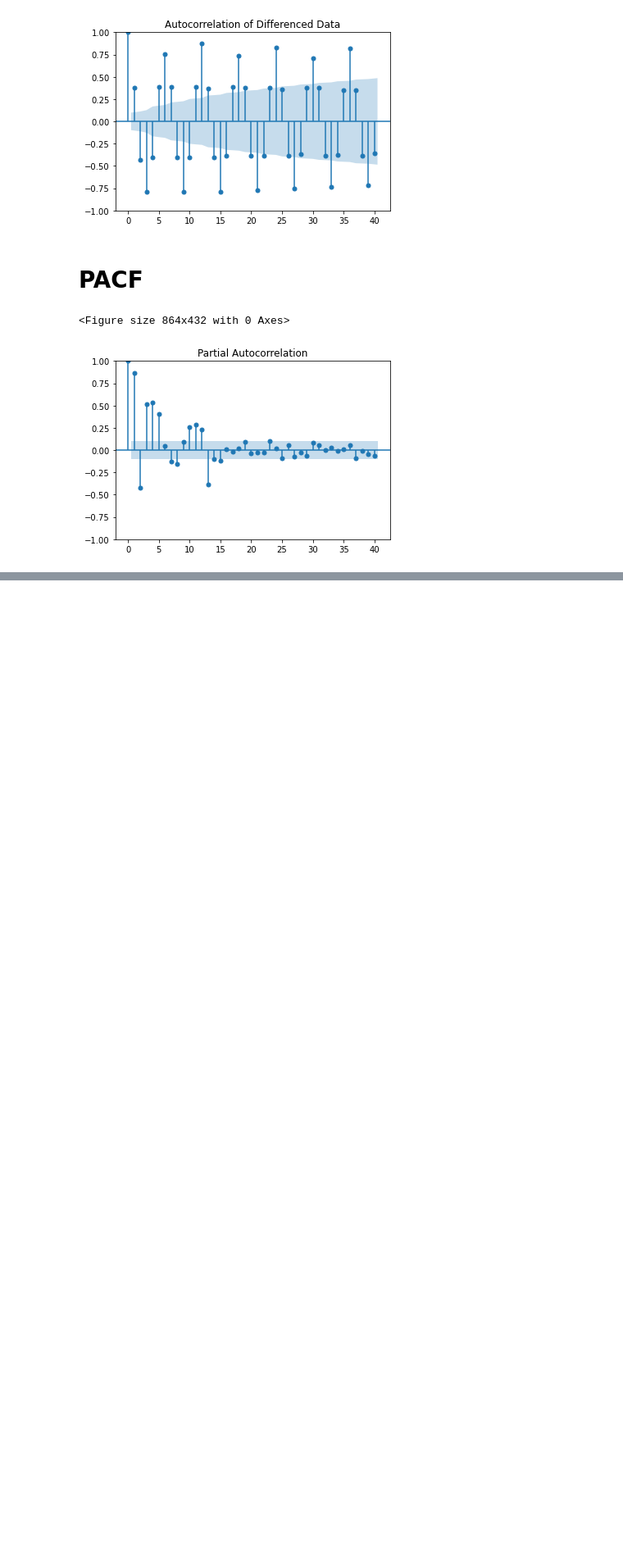
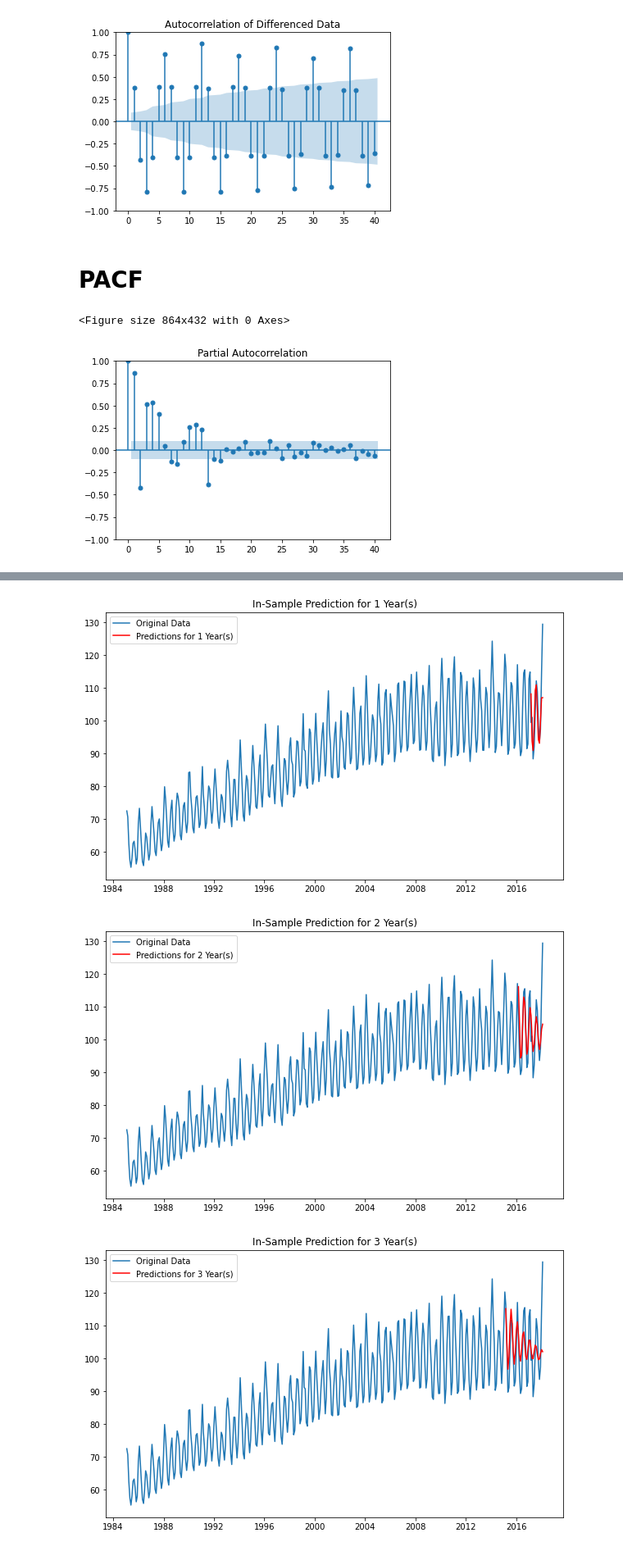
Before and after one commit to ShashiKanth-Koppala/J-J-Timeseries, a Jupyter notebook: Electrical Production.ipynb, the cells around one changed output, grey strips where cells are left out. Shown at 82% size. Saved outputs shown, nothing was run; the diff lists cells and outputs as text; code cells hidden in the pictures; blank space fills up the shorter version.

```diff
--- a/Electrical Production.ipynb
+++ b/Electrical Production.ipynb
@@ -344,0 +292,59 @@ p-value (Differenced Series): 0.000000
+# %%
+import pandas as pd
+import numpy as np
+import matplotlib.pyplot as plt
+from statsmodels.tsa.ar_model import AutoReg
+from sklearn.metrics import mean_squared_error, mean_absolute_error, r2_score
+
+# Function to calculate Mean Absolute Percentage Error (MAPE)
+def mean_absolute_percentage_error(y_true, y_pred):
+    return np.mean(np.abs((y_true - y_pred) / y_true)) * 100
+
+# Function to perform in-sample prediction and calculate metrics
+def in_sample_prediction_with_metrics(data, lags, years):
+    months_per_year = 12
+    train = data[:-years * months_per_year]
+    test = data[-years * months_per_year:]
+    model = AutoReg(train, lags=lags).fit()
+    predictions = model.predict(start=test.index[0], end=test.index[-1])
+
+    mse = mean_squared_error(test, predictions)
+    rmse = np.sqrt(mse)
+    mape = mean_absolute_percentage_error(test.values.flatten(), predictions)
+    r2 = r2_score(test, predictions)
+
+    return predictions, mse, rmse, mape, r2
+
+# Load and prepare the dataset
+file_path = "C:\\Users\\kshas\\Downloads\\Option4_Data\\Option4_Data\\Data\\Electric_Production.csv" # Replace with your file path
+data = pd.read_csv(file_path)
+data['date'] = pd.to_datetime(data['date'], format='%m-%d-%Y')
+data['date'] = data['date'].dt.to_period('M').dt.to_timestamp('M')
+data.set_index('date', inplace=True)
+
+# In-sample predictions and metrics calculation for 1, 2, 3, and 4 years
+lags = 4  # Adjust as necessary based on your autocorrelation analysis
+metrics_ar = {}
+
+for years in range(1, 5):
+    predictions, mse, rmse, mape, r2 = in_sample_prediction_with_metrics(data, lags, years)
+    metrics_ar[years] = {'MSE': mse, 'RMSE': rmse, 'MAPE': mape, 'R2': r2}
+
+    # Plotting
+    plt.figure(figsize=(10, 6))
+    plt.plot(data, label='Original Data')
+    plt.plot(predictions, label=f'Predictions for {years} Year(s)', color='red')
+    plt.title(f'In-Sample Prediction for {years} Year(s)')
+    plt.legend()
+    plt.show()
+
+# Print the metrics
+for year, values in metrics_ar.items():
+    print(f"Metrics for {year}-Year In-Sample Prediction:")
+    for metric, value in values.items():
+        print(f"  {metric}: {value}")
+    print()
+# %% [output]
+[figure, added]
+[figure, added]
+[figure, added]
```
Also changed, not shown: parts of 28 cells of this notebook.
